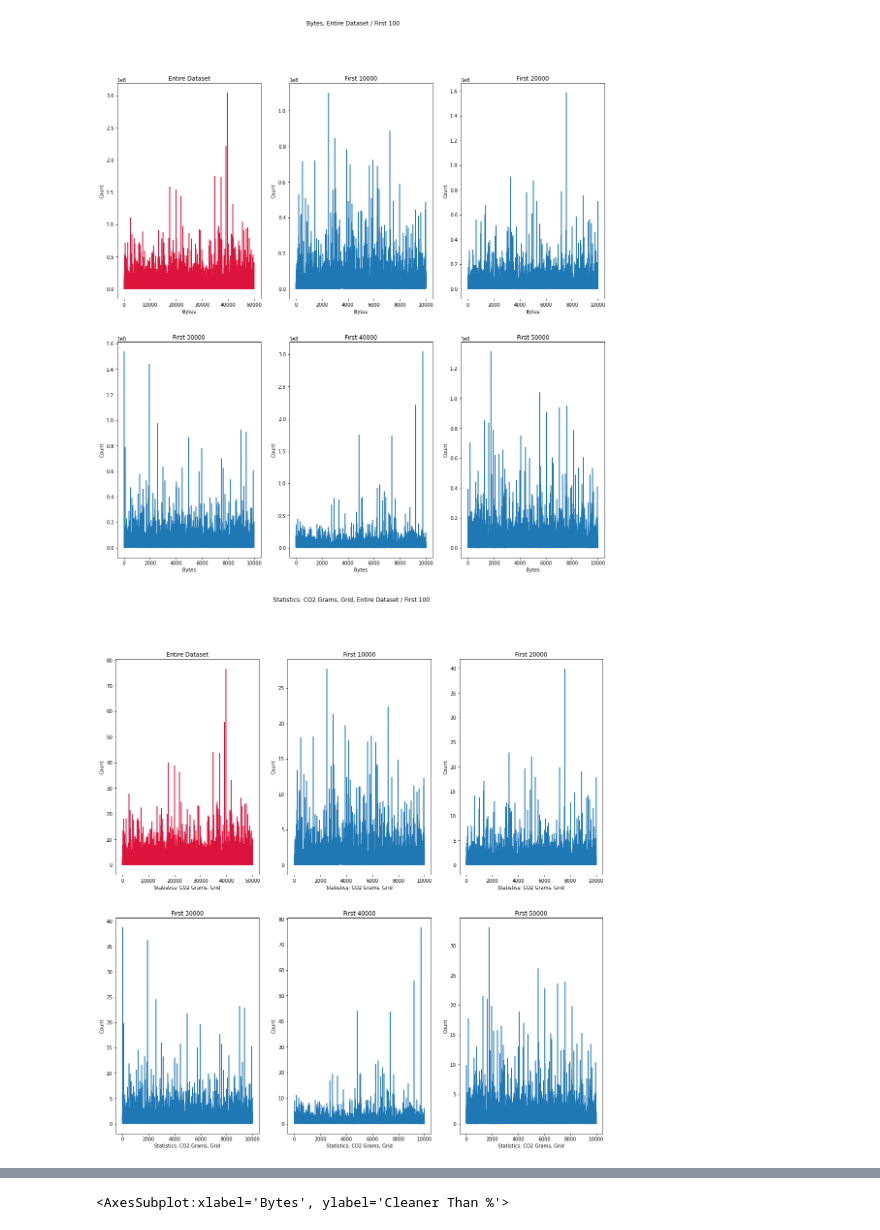
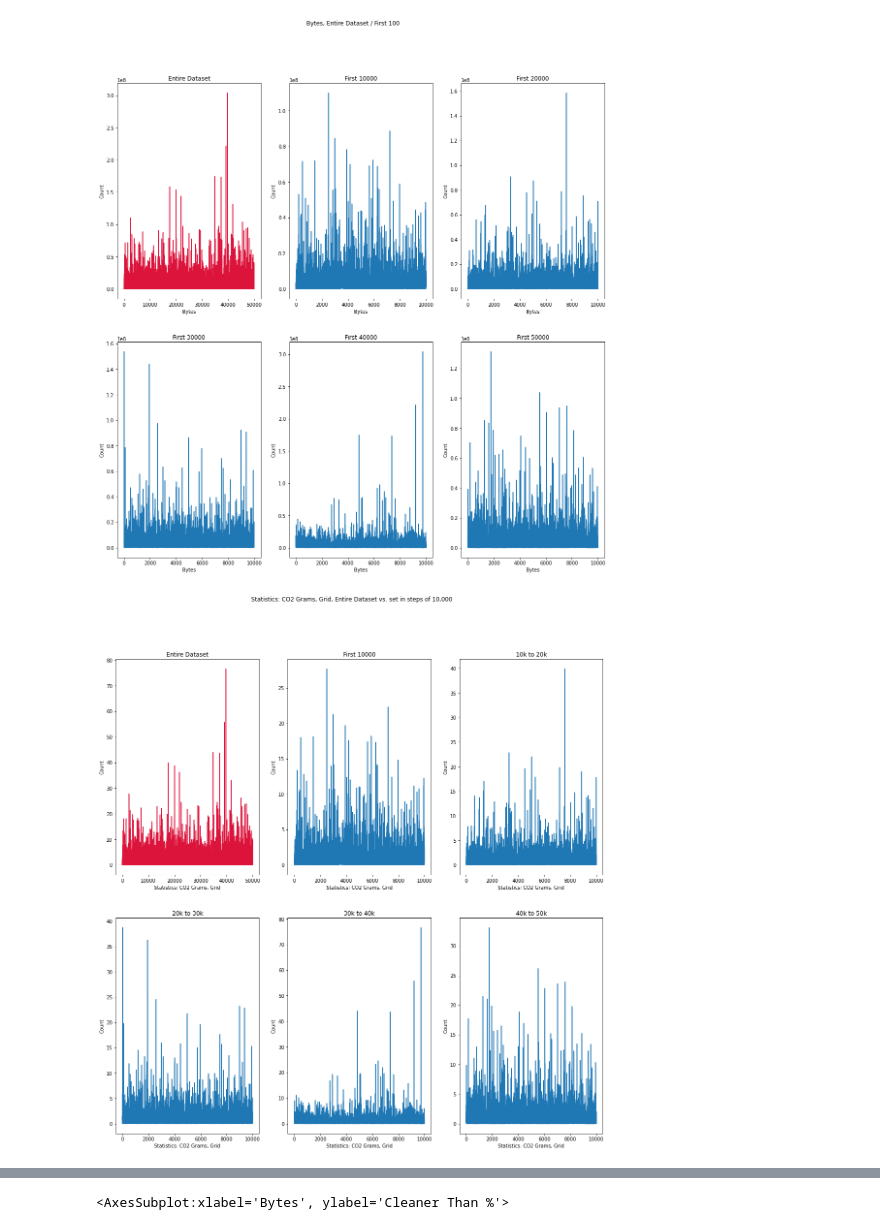
Before and after one commit to ivanivanov10101/bachelor-project, a Jupyter notebook: charts.ipynb, the cells around one changed output, grey strips where cells are left out. Saved outputs shown, nothing was run; the diff lists cells and outputs as text; code cells hidden in the pictures.

```diff
--- a/charts.ipynb
+++ b/charts.ipynb
@@ -128,36 +128,36 @@ byte_to_mb(bytes10k)
 byte_to_mb(bytes20k)
 byte_to_mb(bytes30k)
 byte_to_mb(bytes40k)
 byte_to_mb(bytes50k)
 
 bytes = bytes.to_list()
 bytes10k = bytes10k.to_list()
 bytes20k = bytes20k.to_list()
 bytes30k = bytes30k.to_list()
 bytes40k = bytes40k.to_list()
 bytes50k = bytes50k.to_list()
 
 fig, axs = plt.subplots(2, 3, figsize=(18, 18))
-fig.suptitle('Statistics: CO2 Grams, Grid, Entire Dataset / First 100')
+fig.suptitle('Statistics: CO2 Grams, Grid, Entire Dataset vs. set in steps of 10,000')
 axs[0][0].plot(bytes, color='crimson')
 axs[0][0].set_title('Entire Dataset')
 
 axs[0][1].plot(bytes10k)
 axs[0][1].set_title('First 10000')
 
 axs[0][2].plot(bytes20k)
-axs[0][2].set_title('First 20000')
+axs[0][2].set_title('10k to 20k')
 
 axs[1][0].plot(bytes30k)
-axs[1][0].set_title('First 30000')
+axs[1][0].set_title('20k to 30k')
 
 axs[1][1].plot(bytes40k)
-axs[1][1].set_title('First 40000')
+axs[1][1].set_title('30k to 40k')
 
 axs[1][2].plot(bytes50k)
-axs[1][2].set_title('First 50000')
+axs[1][2].set_title('40k to 50k')
 
 for ax in axs.flat:
     ax.set(xlabel='Statistics: CO2 Grams, Grid', ylabel='Count')
 # %% [output]
-[figure, old version]
+[figure, new version]
```
Also changed, not shown: parts of 1 cell of this notebook.
